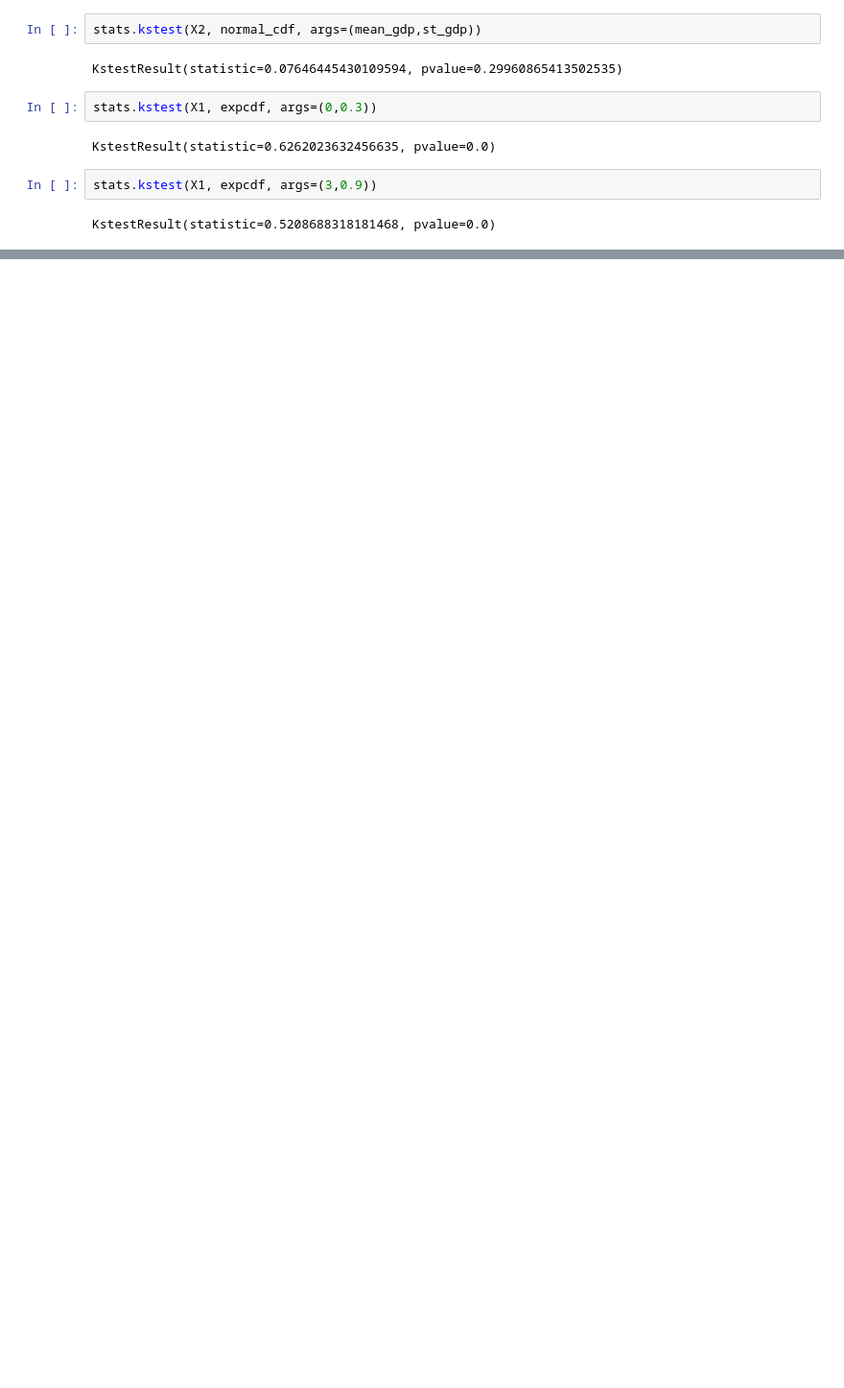
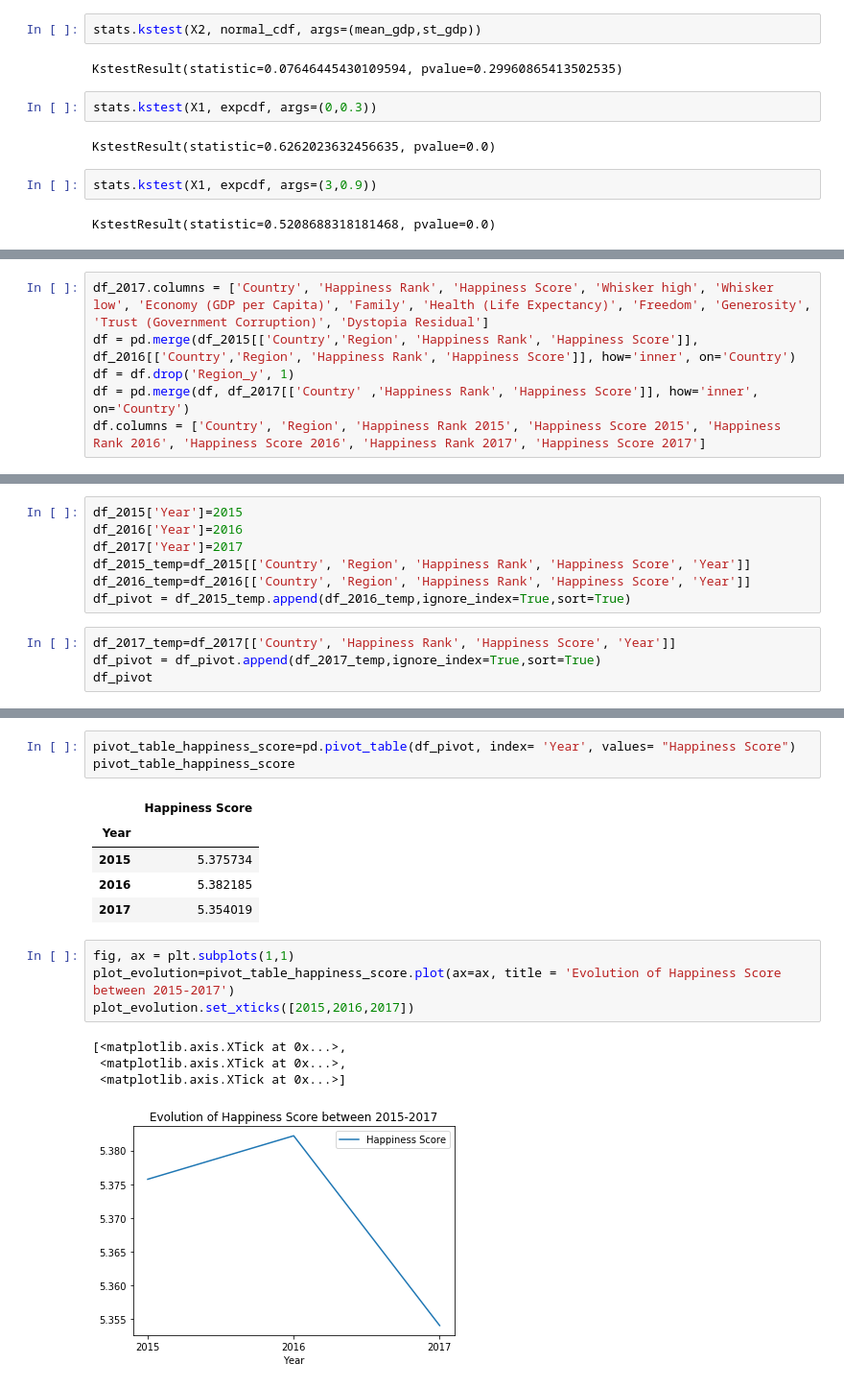
Before and after one commit to fsssa-iscteiulpt/FCD, a Jupyter notebook: World Happiness Report.ipynb, the cells around one changed output, grey strips where cells are left out. Shown at 96% size. Cells and saved outputs as stored; diff of their text form; blank space fills up the shorter version.

```diff
--- a/World Happiness Report.ipynb
+++ b/World Happiness Report.ipynb
@@ -247,0 +251,6 @@ KstestResult(statistic=0.5208688318181468, pvalue=0.0)
+# %%
+df_2017.columns = ['Country', 'Happiness Rank', 'Happiness Score', 'Whisker high', 'Whisker low', 'Economy (GDP per Capita)', 'Family', 'Health (Life Expectancy)', 'Freedom', 'Generosity', 'Trust (Government Corruption)', 'Dystopia Residual']
+df = pd.merge(df_2015[['Country','Region', 'Happiness Rank', 'Happiness Score']], df_2016[['Country','Region', 'Happiness Rank', 'Happiness Score']], how='inner', on='Country')
+df = df.drop('Region_y', 1)
+df = pd.merge(df, df_2017[['Country' ,'Happiness Rank', 'Happiness Score']], how='inner', on='Country')
+df.columns = ['Country', 'Region', 'Happiness Rank 2015', 'Happiness Score 2015', 'Happiness Rank 2016', 'Happiness Score 2016', 'Happiness Rank 2017', 'Happiness Score 2017']
@@ -247,0 +259,11 @@ KstestResult(statistic=0.5208688318181468, pvalue=0.0)
+# %%
+df_2015['Year']=2015
+df_2016['Year']=2016
+df_2017['Year']=2017
+df_2015_temp=df_2015[['Country', 'Region', 'Happiness Rank', 'Happiness Score', 'Year']]
+df_2016_temp=df_2016[['Country', 'Region', 'Happiness Rank', 'Happiness Score', 'Year']]
+df_pivot = df_2015_temp.append(df_2016_temp,ignore_index=True,sort=True)
+# %%
+df_2017_temp=df_2017[['Country', 'Happiness Rank', 'Happiness Score', 'Year']]
+df_pivot = df_pivot.append(df_2017_temp,ignore_index=True,sort=True)
+df_pivot
@@ -247,0 +289,18 @@ KstestResult(statistic=0.5208688318181468, pvalue=0.0)
+# %%
+pivot_table_happiness_score=pd.pivot_table(df_pivot, index= 'Year', values= "Happiness Score")
+pivot_table_happiness_score
+# %% [output]
+|  | Happiness Score |
+| Year |  |
+| 2015 | 5.375734 |
+| 2016 | 5.382185 |
+| 2017 | 5.354019 |
+# %%
+fig, ax = plt.subplots(1,1)
+plot_evolution=pivot_table_happiness_score.plot(ax=ax, title = 'Evolution of Happiness Score between 2015-2017')
+plot_evolution.set_xticks([2015,2016,2017])
+# %% [output]
+[<matplotlib.axis.XTick at 0x...>,
+ <matplotlib.axis.XTick at 0x...>,
+ <matplotlib.axis.XTick at 0x...>]
+[figure, added]
```
Also changed, not shown: parts of 16 cells of this notebook, 1 other file.
